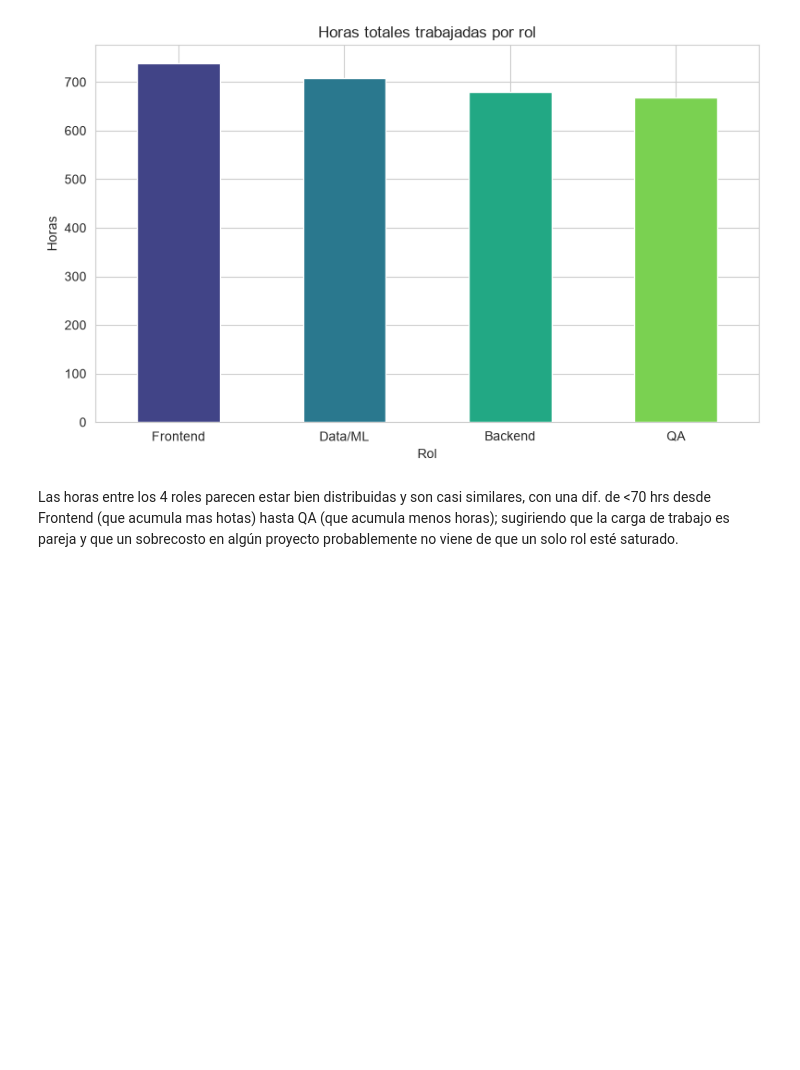
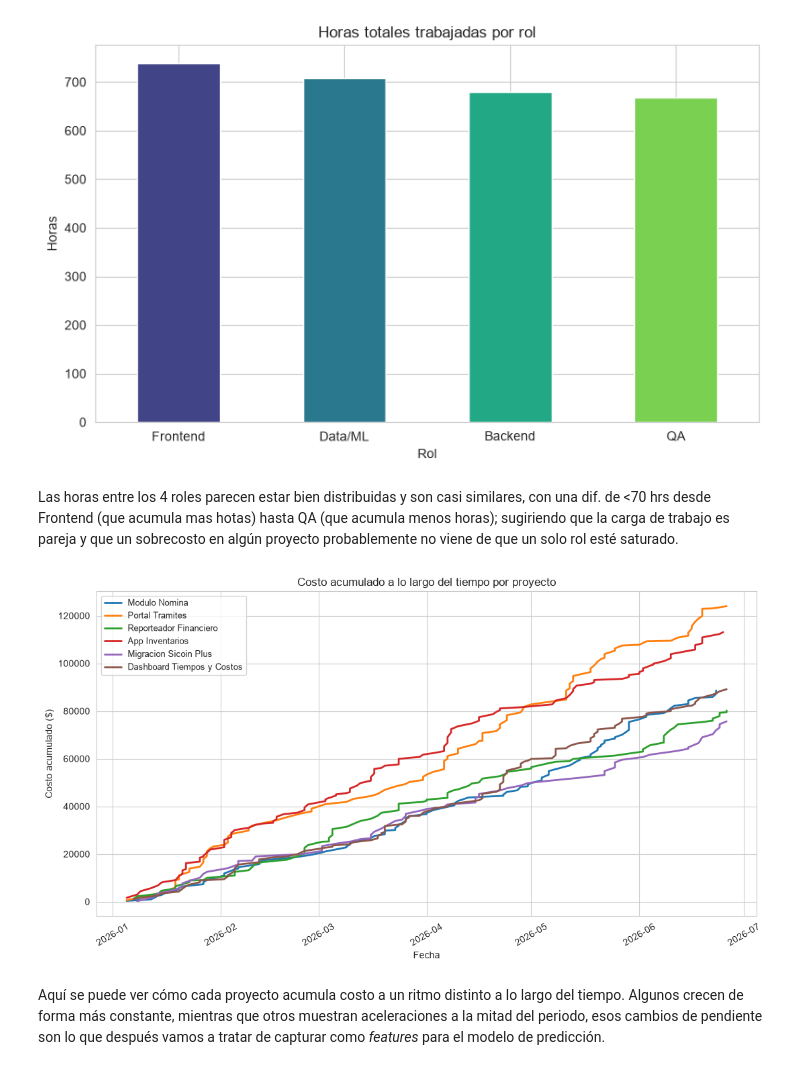
Before and after one commit to NotMyRiceVEVO/Prueba_Mawi, a Jupyter notebook: analisis-datos/EDA_y_Modelo.ipynb, the cells around one changed output. Saved outputs shown, nothing was run; the diff lists cells and outputs as text; code cells hidden in the pictures; blank space fills up the shorter version.

Commit message:
Gráfica 2: evolución del costo acumulado por proyecto

```diff
--- a/analisis-datos/EDA_y_Modelo.ipynb
+++ b/analisis-datos/EDA_y_Modelo.ipynb
@@ -50,3 +50,23 @@ plt.show()
 [figure]
 # %% [markdown]
 Las horas entre los 4 roles parecen estar bien distribuidas y son casi similares, con una dif. de <70 hrs desde Frontend (que acumula mas hotas) hasta QA (que acumula menos horas); sugiriendo que la carga de trabajo es pareja y que un sobrecosto en algún proyecto probablemente no viene de que un solo rol esté saturado.
+# %%
+fig, ax = plt.subplots(figsize=(11, 6))
+
+for pid, grupo in df.groupby('proyecto_id'):
+    grupo = grupo.sort_values('fecha')
+    costo_acumulado = grupo['costo'].cumsum()
+    nombre = grupo['proyecto'].iloc[0]
+    ax.plot(grupo['fecha'], costo_acumulado, label=nombre, linewidth=2)
+
+ax.set_title('Costo acumulado a lo largo del tiempo por proyecto')
+ax.set_xlabel('Fecha')
+ax.set_ylabel('Costo acumulado ($)')
+ax.legend(fontsize=9, loc='upper left')
+plt.xticks(rotation=30)
+plt.tight_layout()
+plt.show()
+# %% [output]
+[figure, added]
+# %% [markdown]
+Aquí se puede ver cómo cada proyecto acumula costo a un ritmo distinto a lo largo del tiempo. Algunos crecen de forma más constante, mientras que otros muestran aceleraciones a la mitad del periodo, esos cambios de pendiente son lo que después vamos a tratar de capturar como _features_ para el modelo de predicción.
```
